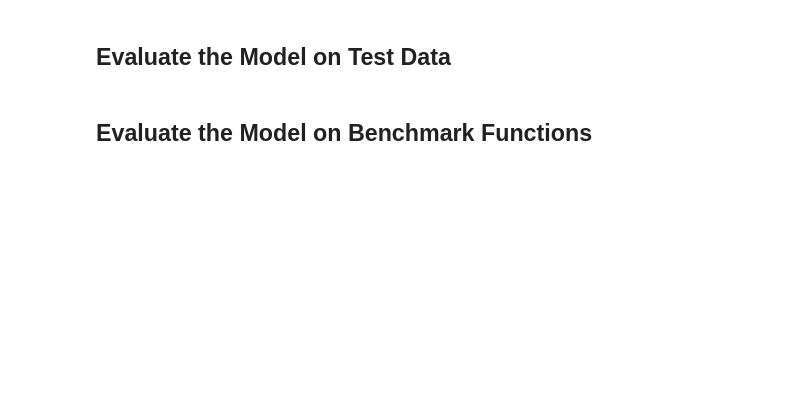
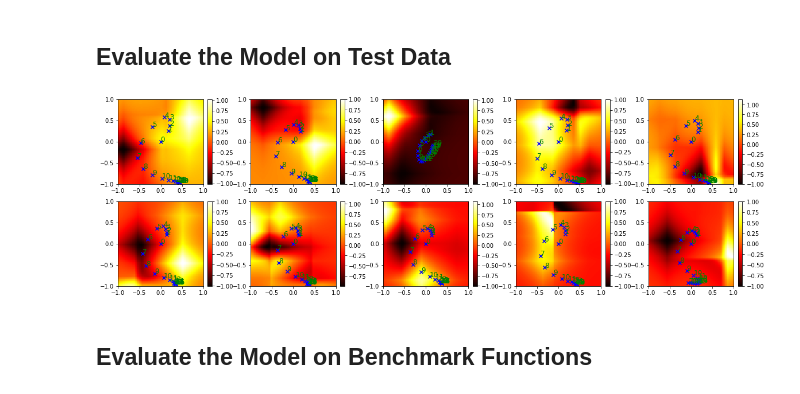
Before and after one commit to p16i/blackbox-optimization-using-rnns, a Jupyter notebook: BlackBoxOptimize.ipynb, the cells around one changed output. Drawn from its saved outputs; the diff is of its cells as text; code cells hidden in the pictures; blank space fills up the shorter version.

```diff
--- a/BlackBoxOptimize.ipynb
+++ b/BlackBoxOptimize.ipynb
@@ -102,9 +111,11 @@ viz.plot_gp_results_sample(10, X_train, A_train, min_train, max_train, l, sample
 # %%
 # Show results on Test Data
 samples_test_x, samples_test_y = \
-        lstm_model.get_samples(sess, placeholders, samples_x, samples_y, data_test)
+        lstm_model.get_samples(sess, placeholders, samples_x, samples_y, data_test, x_start)
 
-viz.plot_gp_results_sample(10, X_test, A_test, min_test, max_test, l, samples_test_x, samples_test_y)
+viz.plot_gp_results_sample(10, X_test, A_test, min_test, max_test, l, samples_test_x, samples_test_y, kernel, function)
+# %% [output]
+[figure, added]
 # %% [markdown]
 ## Evaluate the Model on Benchmark Functions
 # %%
```
Also changed, not shown: parts of 10 cells of this notebook, 4 other files.
